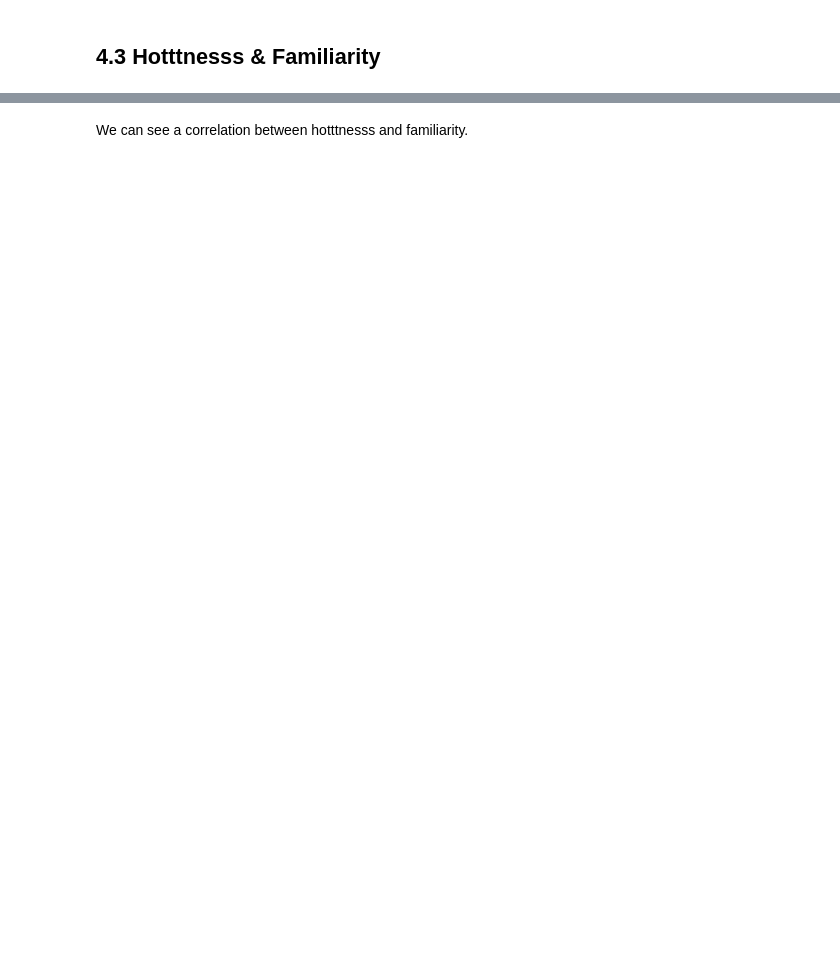
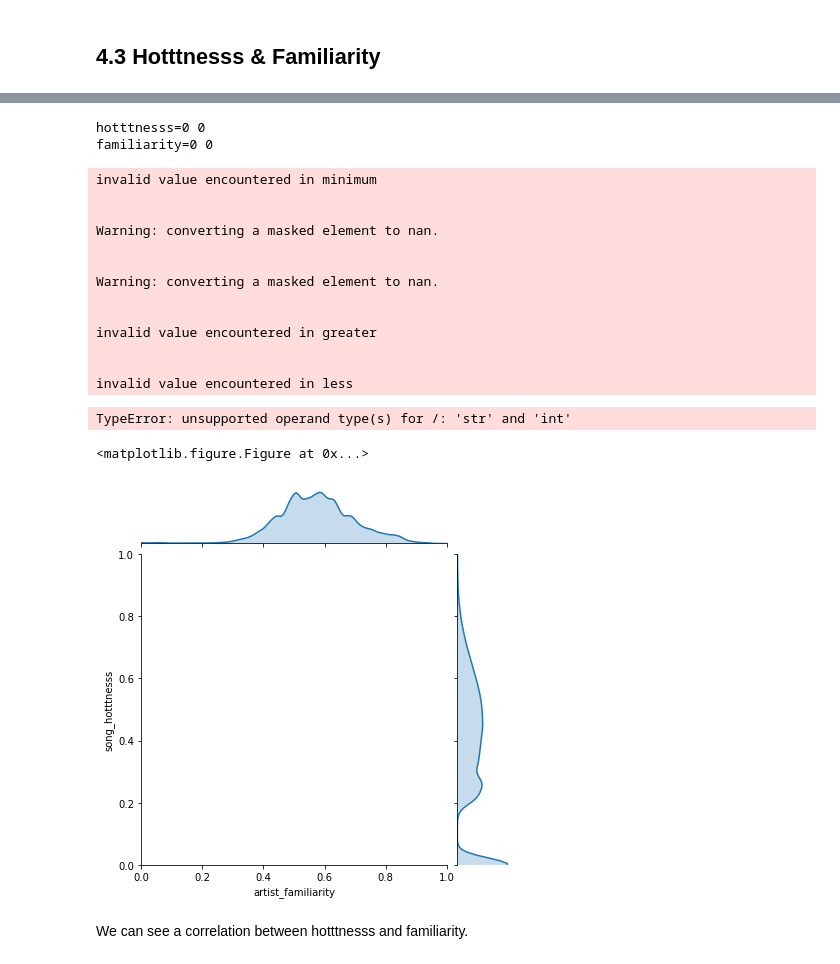
Before and after one commit to mathildemrt/ada, a Jupyter notebook: project/project.ipynb, the cells around one changed output, grey strips where cells are left out. Cells and saved outputs as stored; diff of their text form; code cells hidden in the pictures; blank space fills up the shorter version.

```diff
--- a/project/project.ipynb
+++ b/project/project.ipynb
@@ -682,12 +857,32 @@ area_plot(f_df,'10 most familiar song')
 # %%
-print('hotttnesss=0',len(df[df['hotttnesss']==0]))
-print('familiarity=0',len(df[df['familiarity']==0]))
+print('hotttnesss=0',len(df[df['song_hotttnesss']==0]))
+print('familiarity=0',len(df[df['artist_familiarity']==0]))
+# %% [output]
+hotttnesss=0 0
+familiarity=0 0
 # %%
 fig = plt.figure(figsize=(10,5))
-g = sns.jointplot(x="familiarity", y="hotttnesss", data=df, kind="kde",xlim=[0,1], ylim=[0,1])
+g = sns.jointplot(x="artist_familiarity", y="song_hotttnesss", data=df, kind="kde",xlim=[0,1], ylim=[0,1])
 g.plot_joint(plt.scatter, s=30, linewidth=1, marker="+")
 g.ax_joint.collections[0].set_alpha(0)
 g.set_axis_labels("$familiarity$", "$hotttnesss$");
+# %% [output]
+invalid value encountered in minimum
+
+
+Warning: converting a masked element to nan.
+
+
+Warning: converting a masked element to nan.
+
+
+invalid value encountered in greater
+
+
+invalid value encountered in less
+TypeError: unsupported operand type(s) for /: 'str' and 'int'
+<matplotlib.figure.Figure at 0x...>
+[figure, added]
 # %% [markdown]
 We can see a correlation between hotttnesss and familiarity.
 # %%
```
Also changed, not shown: parts of 35 cells of this notebook, 2 other files.
